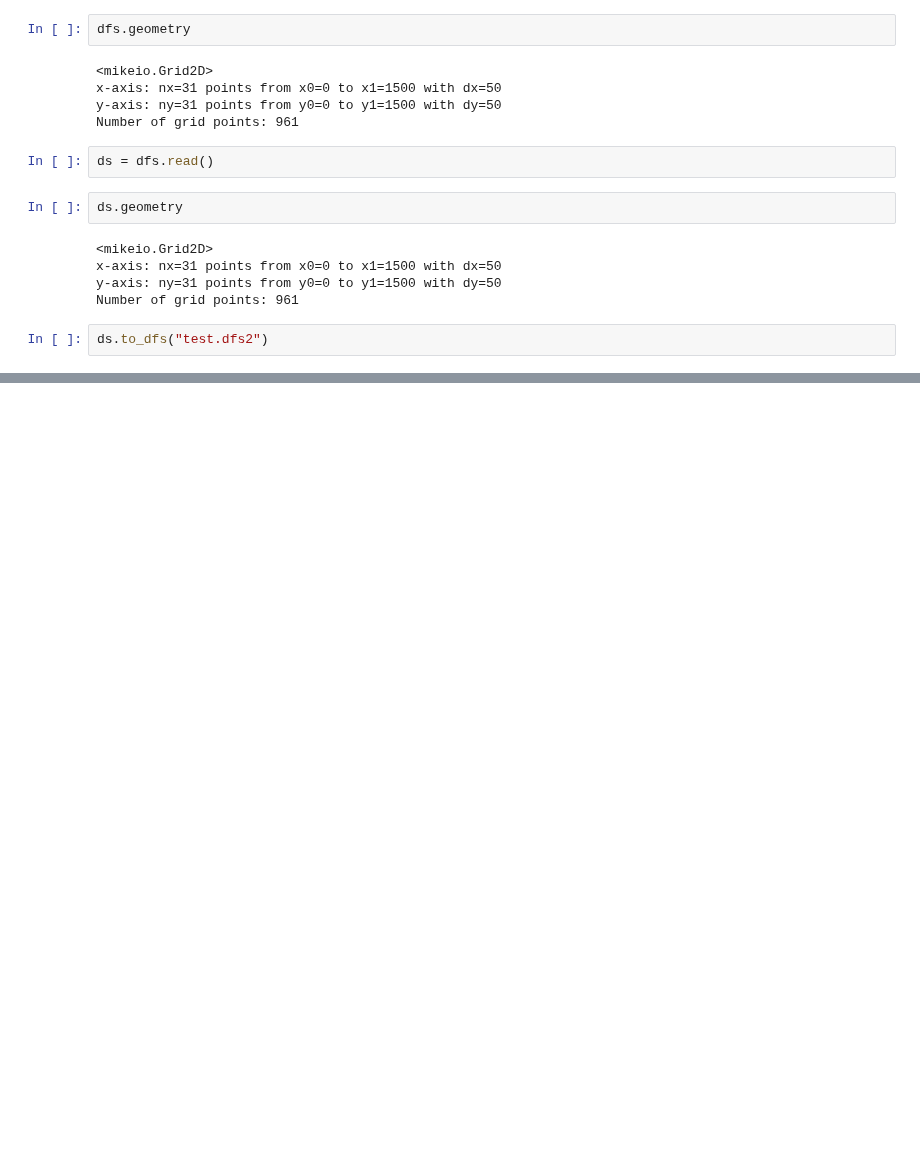
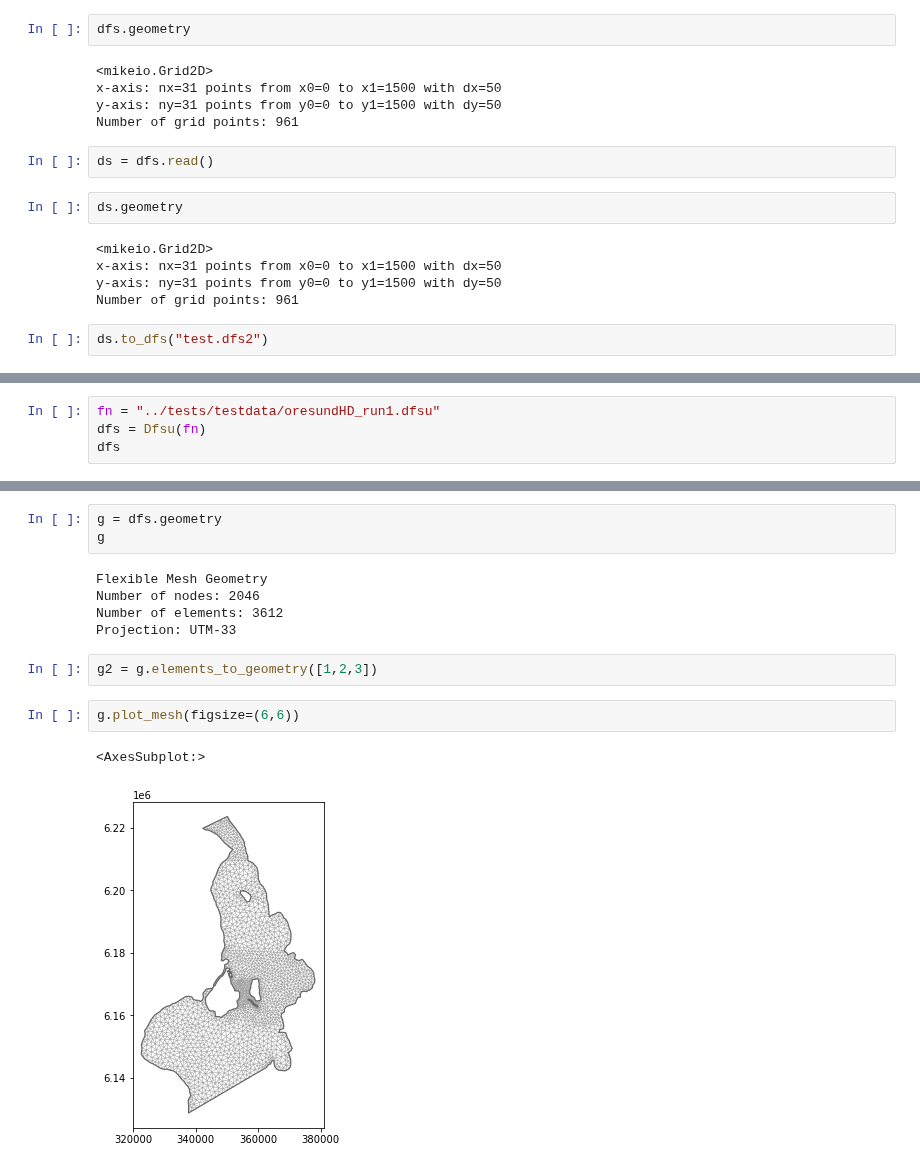
Before and after one commit to DHI/mikeio, a Jupyter notebook: notebooks/DEV_DataArray_to_new_file.ipynb, the cells around one changed output, grey strips where cells are left out. Cells and saved outputs as stored; diff of their text form; blank space fills up the shorter version.

Commit message:
more reorganization, geometry property and updated tests

```diff
--- a/notebooks/DEV_DataArray_to_new_file.ipynb
+++ b/notebooks/DEV_DataArray_to_new_file.ipynb
@@ -25,0 +43,4 @@ ds.to_dfs("test.dfs2")
+# %%
+fn = "../tests/testdata/oresundHD_run1.dfsu"
+dfs = Dfsu(fn)
+dfs
@@ -25,0 +78,15 @@ ds.to_dfs("test.dfs2")
+# %%
+g = dfs.geometry
+g
+# %% [output]
+Flexible Mesh Geometry
+Number of nodes: 2046
+Number of elements: 3612
+Projection: UTM-33
+# %%
+g2 = g.elements_to_geometry([1,2,3])
+# %%
+g.plot_mesh(figsize=(6,6))
+# %% [output]
+<AxesSubplot:>
+[figure, added]
```
Also changed, not shown: parts of 7 cells of this notebook, 2 other files.
